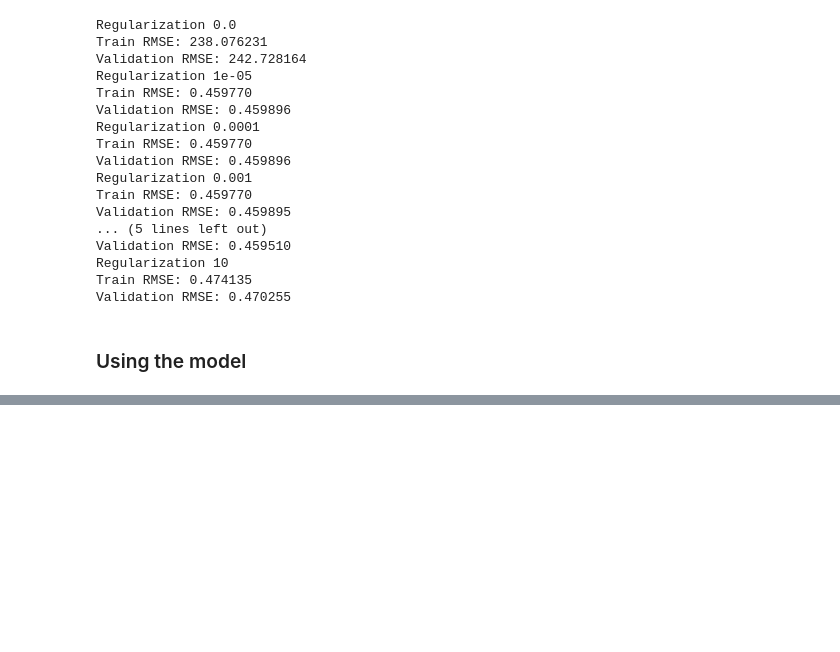
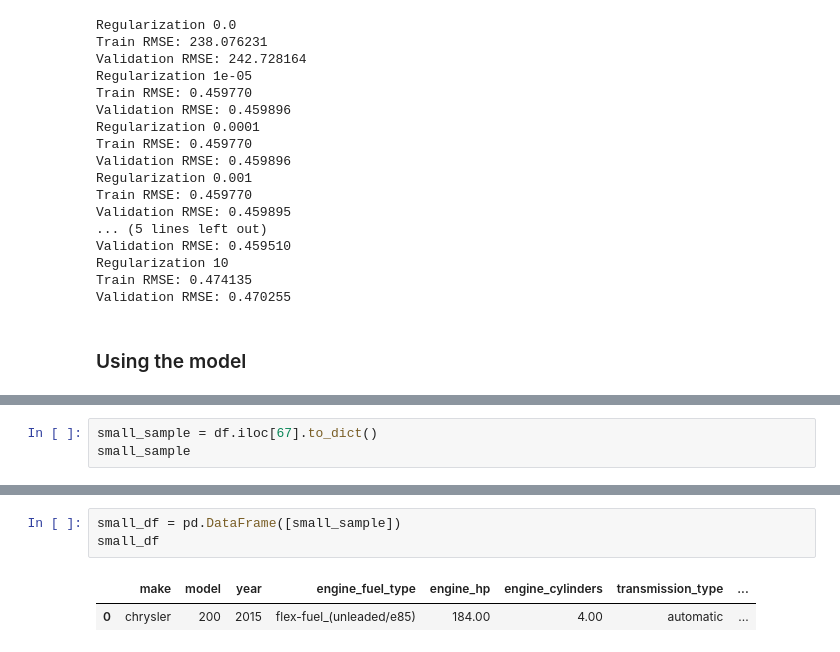
Before and after one commit to rodric-ds-dev/ml-zoomcamp, a Jupyter notebook: 02-regression/RegressionNotebook.ipynb, the cells around one changed output, grey strips where cells are left out. Drawn from its saved outputs; the diff is of its cells as text; blank space fills up the shorter version.

```diff
--- a/02-regression/RegressionNotebook.ipynb
+++ b/02-regression/RegressionNotebook.ipynb
@@ -474,0 +487,3 @@ Validation RMSE: 0.454673
+# %%
+small_sample = df.iloc[67].to_dict()
+small_sample
@@ -474,0 +508,6 @@ Validation RMSE: 0.454673
+# %%
+small_df = pd.DataFrame([small_sample])
+small_df
+# %% [output]
+|  | make | model | year | engine_fuel_type | engine_hp | engine_cylinders | transmission_type | ... |
+| 0 | chrysler | 200 | 2015 | flex-fuel_(unleaded/e85) | 184.00 | 4.00 | automatic | ... |
```
Also changed, not shown: parts of 6 cells of this notebook.
